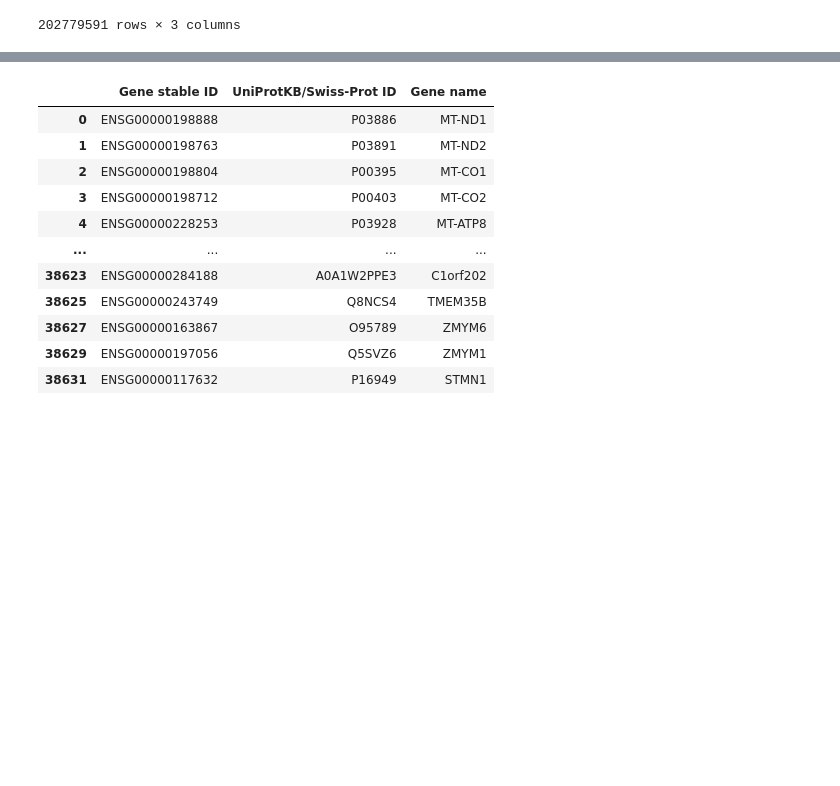
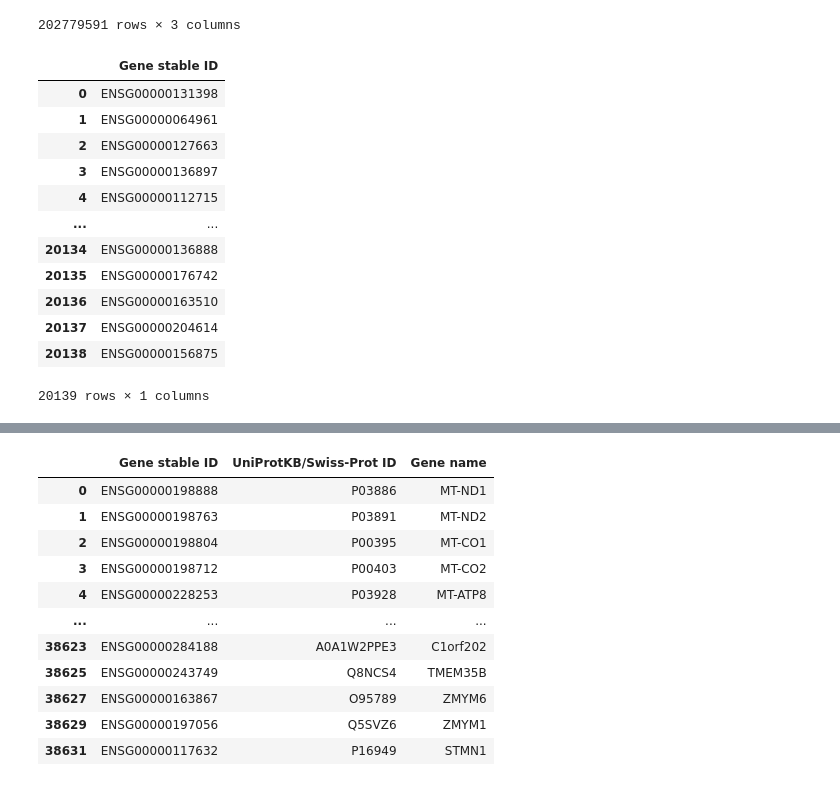
Before and after one commit to briannaflynn/gene_embedding_analysis, a Jupyter notebook: pairwise_correlation_prep.ipynb, the cells around one changed output, grey strips where cells are left out. Drawn from its saved outputs; the diff is of its cells as text; code cells hidden in the pictures; blank space fills up the shorter version.

```diff
--- a/pairwise_correlation_prep.ipynb
+++ b/pairwise_correlation_prep.ipynb
@@ -21,3 +26,19 @@ pairwise_df
+# %%
+pairwise_df_ensembl
+# %% [output]
+|  | Gene stable ID |
+| 0 | ENSG00000131398 |
+| 1 | ENSG00000064961 |
+| 2 | ENSG00000127663 |
+| 3 | ENSG00000136897 |
+| 4 | ENSG00000112715 |
+| ... | ... |
+| 20134 | ENSG00000136888 |
+| 20135 | ENSG00000176742 |
+| 20136 | ENSG00000163510 |
+| 20137 | ENSG00000204614 |
+| 20138 | ENSG00000156875 |
+20139 rows × 1 columns
 # %%
 from pybiomart import Server
 import pandas as pd
```
Also changed, not shown: parts of 11 cells of this notebook, 1 other file.
